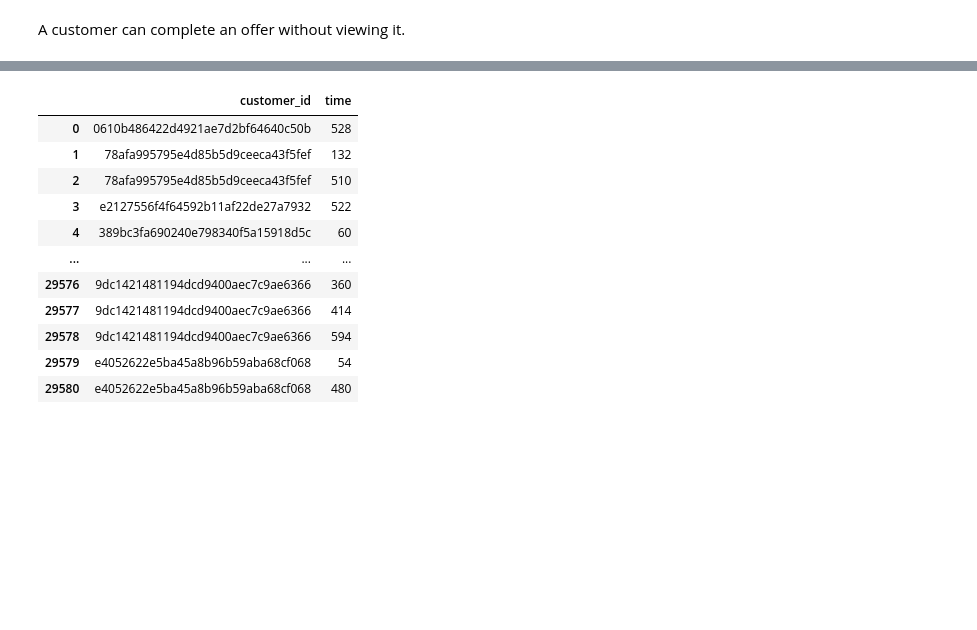
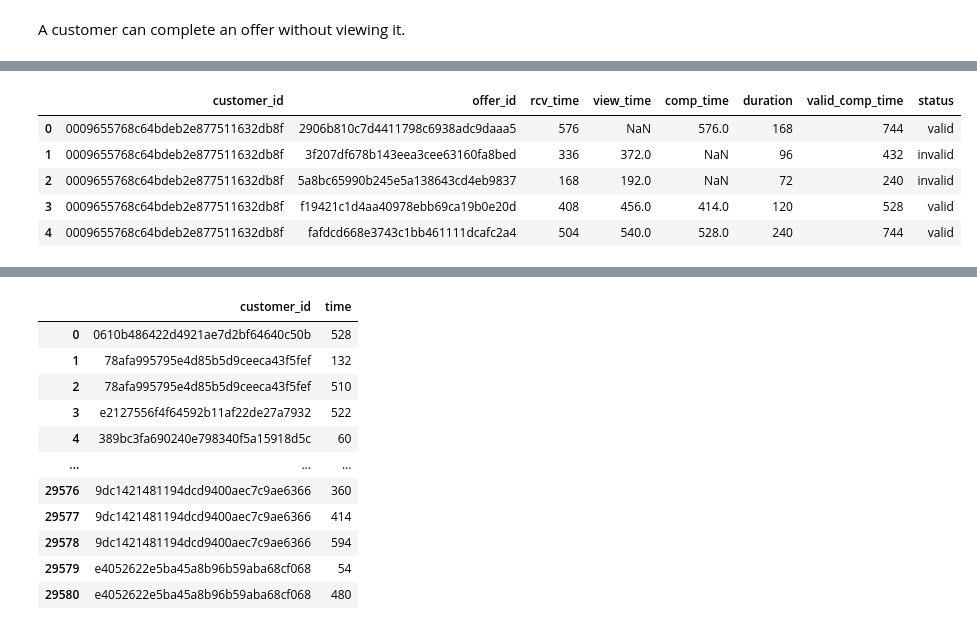
Before and after one commit to irfanzim/Python-Maven-Rewards-Challenge, a Jupyter notebook: Untitled1.ipynb, the cells around one changed output, grey strips where cells are left out. Cells and saved outputs as stored; diff of their text form; code cells hidden in the pictures; blank space fills up the shorter version.

```diff
--- a/Untitled1.ipynb
+++ b/Untitled1.ipynb
@@ -546,0 +565,4 @@ df_time.head()
+# %%
+#import offer data
+df_offer=pd.read_csv("cleaned_offers.csv")
+df_offer.head()
@@ -546,0 +576,7 @@ df_time.head()
+# %%
+#merge df_time and df_offer to add duration
+df_time_duration=pd.merge(df_time,df_offer, on="offer_id",how="left")
+df_time_duration = df_time_duration[['customer_id', "offer_id","rcv_time","view_time", 'comp_time', 'duration']]
+print(df_time_duration.shape)
+print(df_time_duration.duplicated().sum())
+df_time_duration.head()
@@ -546,0 +592,4 @@ df_time.head()
+# %%
+#convert duration from day to hours
+df_time_duration.duration=df_time_duration["duration"]*24
+df_time_duration.head()
@@ -546,0 +603,4 @@ df_time.head()
+# %%
+#a valid offer completion time should be lower or equal than rcv_time+duration
+df_time_duration["valid_comp_time"]=df_time_duration.rcv_time+df_time_duration.duration
+df_time_duration.head()
@@ -546,0 +614,15 @@ df_time.head()
+# %%
+#get valid status column
+df_time_duration['status'] = np.where(
+    df_time_duration['comp_time'] <= df_time_duration['valid_comp_time'],
+    'valid',
+    'invalid'
+)
+df_time_duration.head()
+# %% [output]
+|  | customer_id | offer_id | rcv_time | view_time | comp_time | duration | valid_comp_time | status |
+| 0 | 0009655768c64bdeb2e877511632db8f | 2906b810c7d4411798c6938adc9daaa5 | 576 | NaN | 576.0 | 168 | 744 | valid |
+| 1 | 0009655768c64bdeb2e877511632db8f | 3f207df678b143eea3cee63160fa8bed | 336 | 372.0 | NaN | 96 | 432 | invalid |
+| 2 | 0009655768c64bdeb2e877511632db8f | 5a8bc65990b245e5a138643cd4eb9837 | 168 | 192.0 | NaN | 72 | 240 | invalid |
+| 3 | 0009655768c64bdeb2e877511632db8f | f19421c1d4aa40978ebb69ca19b0e20d | 408 | 456.0 | 414.0 | 120 | 528 | valid |
+| 4 | 0009655768c64bdeb2e877511632db8f | fafdcd668e3743c1bb461111dcafc2a4 | 504 | 540.0 | 528.0 | 240 | 744 | valid |
```
Also changed, not shown: parts of 18 cells of this notebook.
